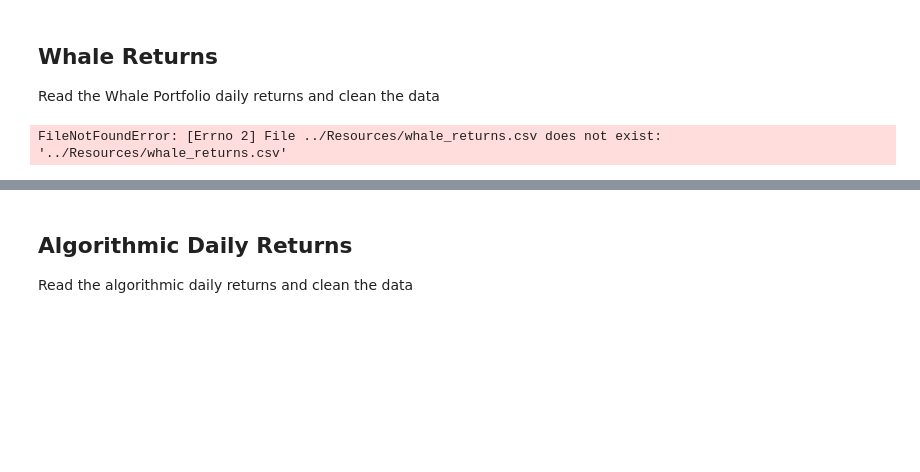
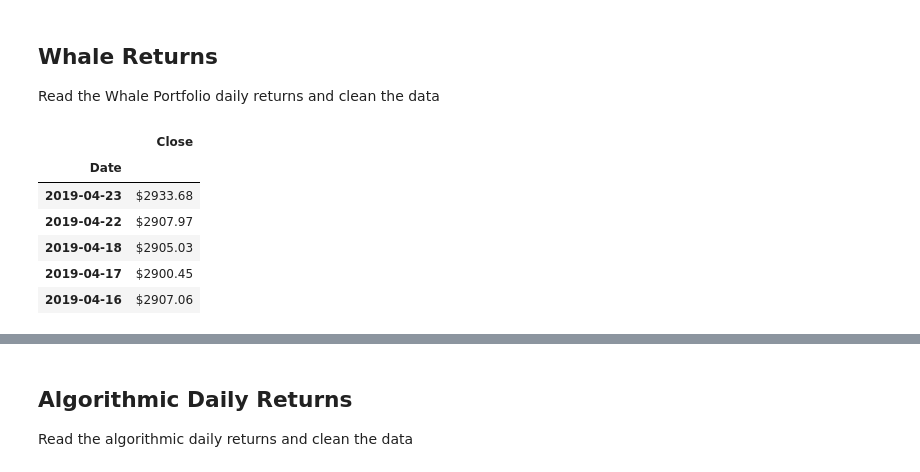
Before and after one commit to mekijah/Pandas-HW, a Jupyter notebook: whale_analysis.ipynb, the cells around one changed output, grey strips where cells are left out. Saved outputs shown, nothing was run; the diff lists cells and outputs as text; code cells hidden in the pictures; blank space fills up the shorter version.

```diff
--- a/whale_analysis.ipynb
+++ b/whale_analysis.ipynb
@@ -22,15 +23,21 @@ Files:
 
 Read the Whale Portfolio daily returns and clean the data
 # %%
-whale_returns_csv = Path("../Resources/whale_returns.csv")
+whale_returns_csv = Path("Resources/whale_returns.csv")
 whale_returns = pd.read_csv(whale_returns_csv, index_col="Date", infer_datetime_format=True, parse_dates=True)
 
-algo_returns_csv = Path("../Resources/algo_returns.csv")
+algo_returns_csv = Path("Resources/algo_returns.csv")
 algo_returns = pd.read_csv(algo_returns_csv, index_col= "Date", infer_datetime_format=True, parse_dates=True)
 
-sp500_history_csv = Path("../Resources/sp500_history.csv")
+sp500_history_csv = Path("Resources/sp500_history.csv")
 sp500_history = pd.read_csv(sp500_history_csv, index_col="Date", infer_datetime_format=True, parse_dates=True)
 
 sp500_history.head()
 # %% [output]
-FileNotFoundError: [Errno 2] File ../Resources/whale_returns.csv does not exist: '../Resources/whale_returns.csv'
+|  | Close |
+| Date |  |
+| 2019-04-23 | $2933.68 |
+| 2019-04-22 | $2907.97 |
+| 2019-04-18 | $2905.03 |
+| 2019-04-17 | $2900.45 |
+| 2019-04-16 | $2907.06 |
```
Also changed, not shown: parts of 33 cells of this notebook, 2 other files.
